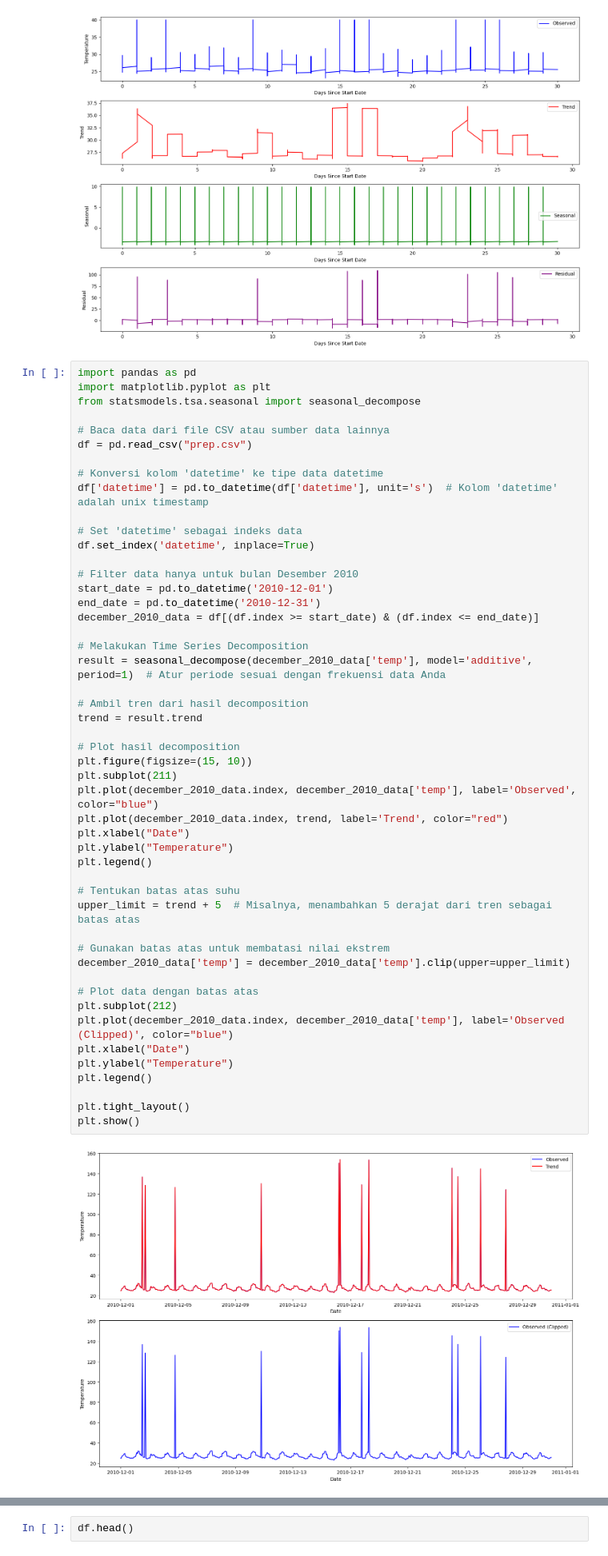
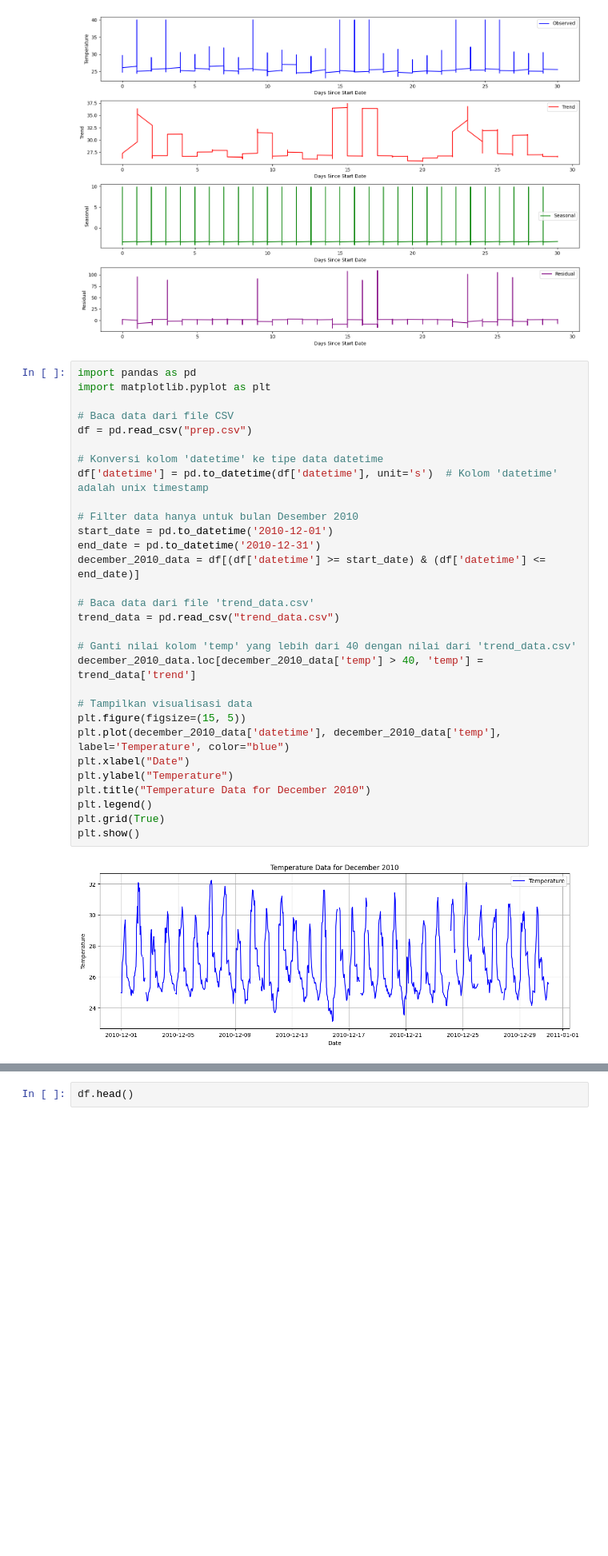
Before and after one commit to wildandr/https---github.com-wildandr-SipalingDatav2, a Jupyter notebook: preprocessing.ipynb, the cells around one changed output, grey strips where cells are left out. Shown at 80% size. Drawn from its saved outputs; the diff is of its cells as text; blank space fills up the shorter version.

```diff
--- a/preprocessing.ipynb
+++ b/preprocessing.ipynb
@@ -386,51 +386,32 @@ plt.show()
 # %%
 import pandas as pd
 import matplotlib.pyplot as plt
-from statsmodels.tsa.seasonal import seasonal_decompose
 
-# Baca data dari file CSV atau sumber data lainnya
+# Baca data dari file CSV
 df = pd.read_csv("prep.csv")
 
 # Konversi kolom 'datetime' ke tipe data datetime
 df['datetime'] = pd.to_datetime(df['datetime'], unit='s')  # Kolom 'datetime' adalah unix timestamp
 
-# Set 'datetime' sebagai indeks data
-df.set_index('datetime', inplace=True)
-
 # Filter data hanya untuk bulan Desember 2010
 start_date = pd.to_datetime('2010-12-01')
 end_date = pd.to_datetime('2010-12-31')
-december_2010_data = df[(df.index >= start_date) & (df.index <= end_date)]
+december_2010_data = df[(df['datetime'] >= start_date) & (df['datetime'] <= end_date)]
 
-# Melakukan Time Series Decomposition
-result = seasonal_decompose(december_2010_data['temp'], model='additive', period=1)  # Atur periode sesuai dengan frekuensi data Anda
+# Baca data dari file 'trend_data.csv'
+trend_data = pd.read_csv("trend_data.csv")
 
-# Ambil tren dari hasil decomposition
-trend = result.trend
+# Ganti nilai kolom 'temp' yang lebih dari 40 dengan nilai dari 'trend_data.csv'
+december_2010_data.loc[december_2010_data['temp'] > 40, 'temp'] = trend_data['trend']
 
-# Plot hasil decomposition
-plt.figure(figsize=(15, 10))
-plt.subplot(211)
-plt.plot(december_2010_data.index, december_2010_data['temp'], label='Observed', color="blue")
-plt.plot(december_2010_data.index, trend, label='Trend', color="red")
+# Tampilkan visualisasi data
+plt.figure(figsize=(15, 5))
+plt.plot(december_2010_data['datetime'], december_2010_data['temp'], label='Temperature', color="blue")
 plt.xlabel("Date")
 plt.ylabel("Temperature")
+plt.title("Temperature Data for December 2010")
 plt.legend()
-
-# Tentukan batas atas suhu
-upper_limit = trend + 5  # Misalnya, menambahkan 5 derajat dari tren sebagai batas atas
-
-# Gunakan batas atas untuk membatasi nilai ekstrem
-december_2010_data['temp'] = december_2010_data['temp'].clip(upper=upper_limit)
-
-# Plot data dengan batas atas
-plt.subplot(212)
-plt.plot(december_2010_data.index, december_2010_data['temp'], label='Observed (Clipped)', color="blue")
-plt.xlabel("Date")
-plt.ylabel("Temperature")
-plt.legend()
-
-plt.tight_layout()
+plt.grid(True)
 plt.show()
 # %% [output]
-[figure, old version]
+[figure, new version]
```
Also changed, not shown: parts of 18 cells of this notebook, 9 other files.
